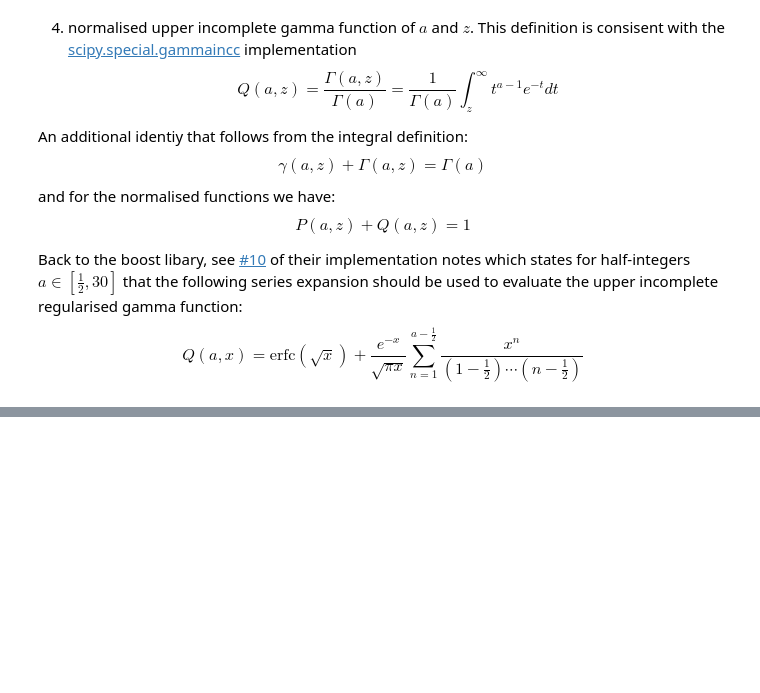
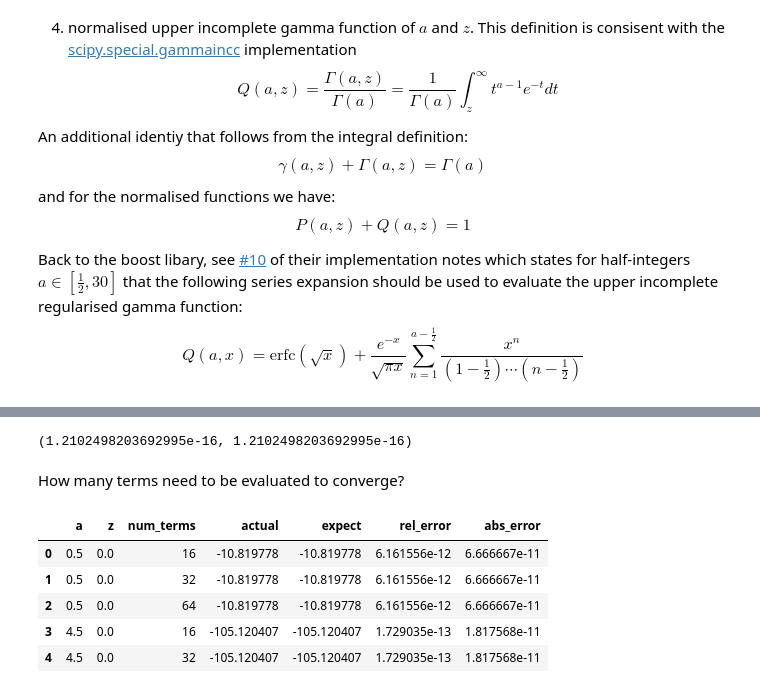
Before and after one commit to graphcore-research/pyscf-ipu, a Jupyter notebook: notebooks/gammanu.ipynb, the cells around one changed output, grey strips where cells are left out. Saved outputs shown, nothing was run; the diff lists cells and outputs as text; code cells hidden in the pictures; blank space fills up the shorter version.

Commit message:
updating with series impl

```diff
--- a/notebooks/gammanu.ipynb
+++ b/notebooks/gammanu.ipynb
@@ -232,0 +272,75 @@ for a in range(20):
+# %%
+def gammaincln(a: float, z: float, num_terms=32, epsilon=1e-10):
+    """Lower incomplete gamma function computed from its series representation in log-space
+
+    Should be equivalent to:
+
+        import numpy as np
+        from scipy.special import gammainc, gammaln
+
+        gammaln(a) + np.log(gammainc(a, z))
+    """
+    a0 = a
+    term = 1 / a
+    total = 0.0
+
+    for _ in range(num_terms):
+        a += 1
+        term *= z / a
+        total += term
+
+    total += 1 / a0
+    z = max(z, epsilon)
+    return a0 * np.log(z) - z + np.log(total)
+
+
+def reference_scipy(a, z):
+    # https://docs.scipy.org/doc/scipy/reference/generated/scipy.special.gammainc.html
+    from scipy.special import gammaln, gammainc
+
+    return gammaln(a) + np.log(gammainc(a, z))
+
+
+def reference_mpmath(a, z):
+    # https://mpmath.org/doc/current/functions/expintegrals.html#gammainc
+    from mpmath import gammainc, log
+
+    return float(log(gammainc(float(a), b=float(z))))
+
+
+a = 1.0
+z = 1.0
+
+ref_sp = reference_scipy(a, z)
+ref_mp = reference_mpmath(a, z)
+ans = gammaincln(a, z, 64)
+abs((ref_sp - ans) / ref_sp), abs((ref_mp - ans) / ref_mp)
+# %% [output]
+(1.2102498203692995e-16, 1.2102498203692995e-16)
+# %% [markdown]
+How many terms need to be evaluated to converge?
+# %%
+import pandas as pd
+
+A = np.arange(0, 16, 4) + 0.5
+Z = np.linspace(0, 20, 5)
+N = np.array([16, 32, 64])
+
+vals = np.meshgrid(A, Z, N)
+A, Z, N = [t.reshape(-1) for t in vals]
+
+actual = np.vectorize(gammaincln)(A, Z, N)
+expect = reference_scipy(A, np.maximum(Z, 1e-10))
+
+df = pd.DataFrame({"a": A, "z": Z, "num_terms": N, "actual": actual, "expect": expect})
+df["rel_error"] = np.abs((df.actual - df.expect) / df.expect)
+df["abs_error"] = np.abs(df.actual - df.expect)
+
+df.head()
+# %% [output]
+|  | a | z | num_terms | actual | expect | rel_error | abs_error |
+| 0 | 0.5 | 0.0 | 16 | -10.819778 | -10.819778 | 6.161556e-12 | 6.666667e-11 |
+| 1 | 0.5 | 0.0 | 32 | -10.819778 | -10.819778 | 6.161556e-12 | 6.666667e-11 |
+| 2 | 0.5 | 0.0 | 64 | -10.819778 | -10.819778 | 6.161556e-12 | 6.666667e-11 |
+| 3 | 4.5 | 0.0 | 16 | -105.120407 | -105.120407 | 1.729035e-13 | 1.817568e-11 |
+| 4 | 4.5 | 0.0 | 32 | -105.120407 | -105.120407 | 1.729035e-13 | 1.817568e-11 |
```
Also changed, not shown: parts of 4 cells of this notebook.
